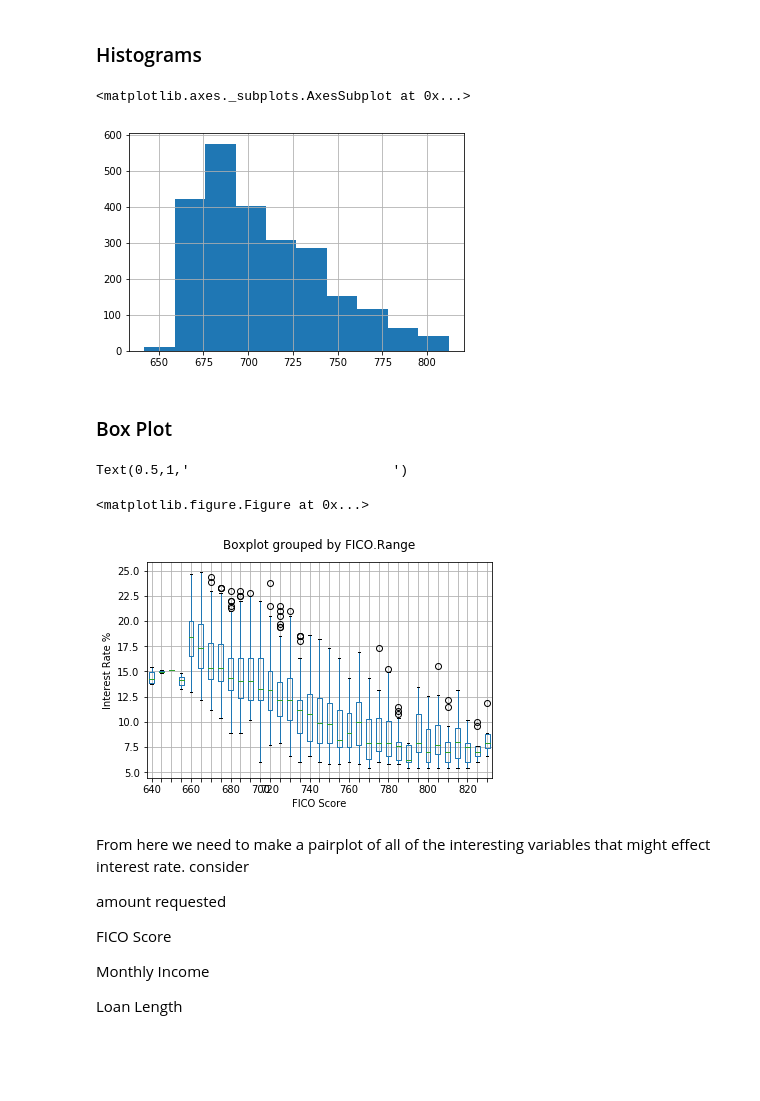
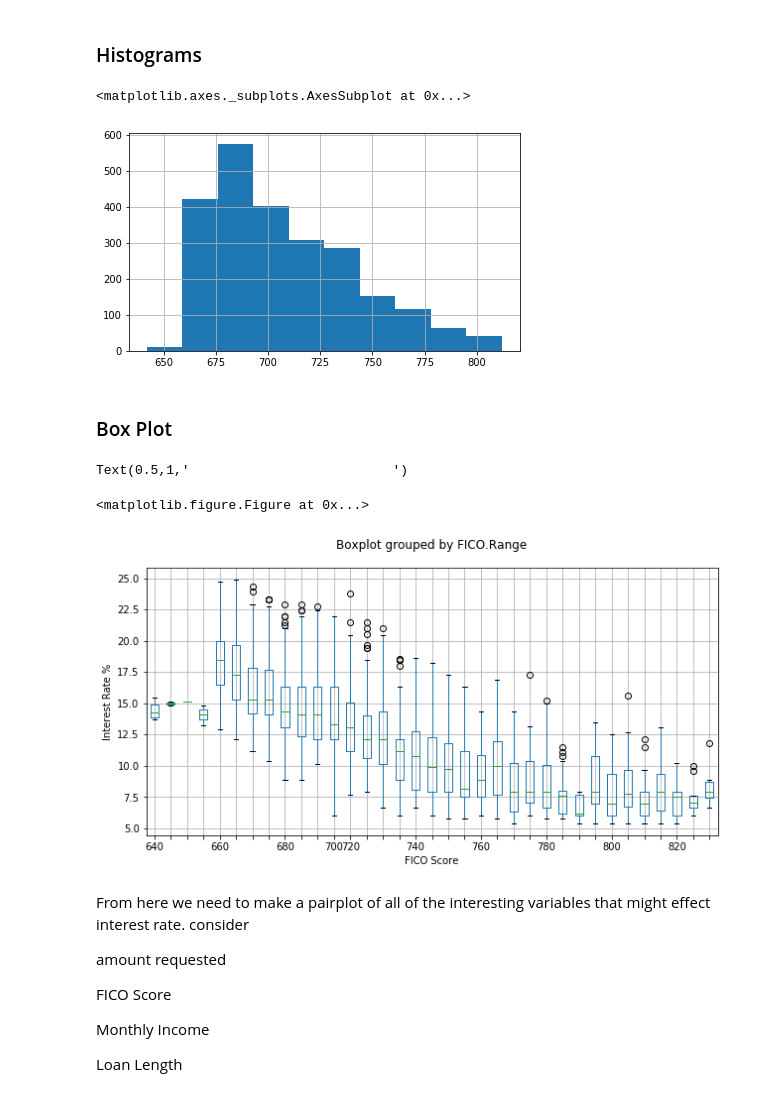
Before and after one commit to harrisonjansma/ML-Notes, a Jupyter notebook: Linear Regression Code.ipynb, the cells around one changed output. Saved outputs shown, nothing was run; the diff lists cells and outputs as text; code cells hidden in the pictures; blank space fills up the shorter version.

```diff
--- a/Linear Regression Code.ipynb
+++ b/Linear Regression Code.ipynb
@@ -76,15 +73,15 @@ import seaborn as sns
 # %% [markdown]
 ### Histograms
 # %%
-df['FICO.Range'].hist()
+df['FICO.Range'].hist(figsize = (7,4))
 # %% [output]
 <matplotlib.axes._subplots.AxesSubplot at 0x...>
-[figure, old version]
+[figure, new version]
 # %% [markdown]
 ### Box Plot
 # %%
 fig = plt.figure()
-x = df.boxplot('Interest.Rate',  'FICO.Range')
+x = df.boxplot('Interest.Rate',  'FICO.Range', figsize=(10,5))
 x.set_xticklabels(['640','','','','660','','','','680','','','700',
   '720','','','','740','','','','760','','','','780','','','','800','','','','820','','','','840'])
 x.set_xlabel('FICO Score')
@@ -93,7 +90,7 @@ x.set_title('                          ')
 # %% [output]
 Text(0.5,1,'                          ')
 <matplotlib.figure.Figure at 0x...>
-[figure, old version]
+[figure, new version]
 # %% [markdown]
 From here we need to make a pairplot of all of the interesting variables that might effect interest rate. consider
 
```
Also changed, not shown: parts of 11 cells of this notebook.
